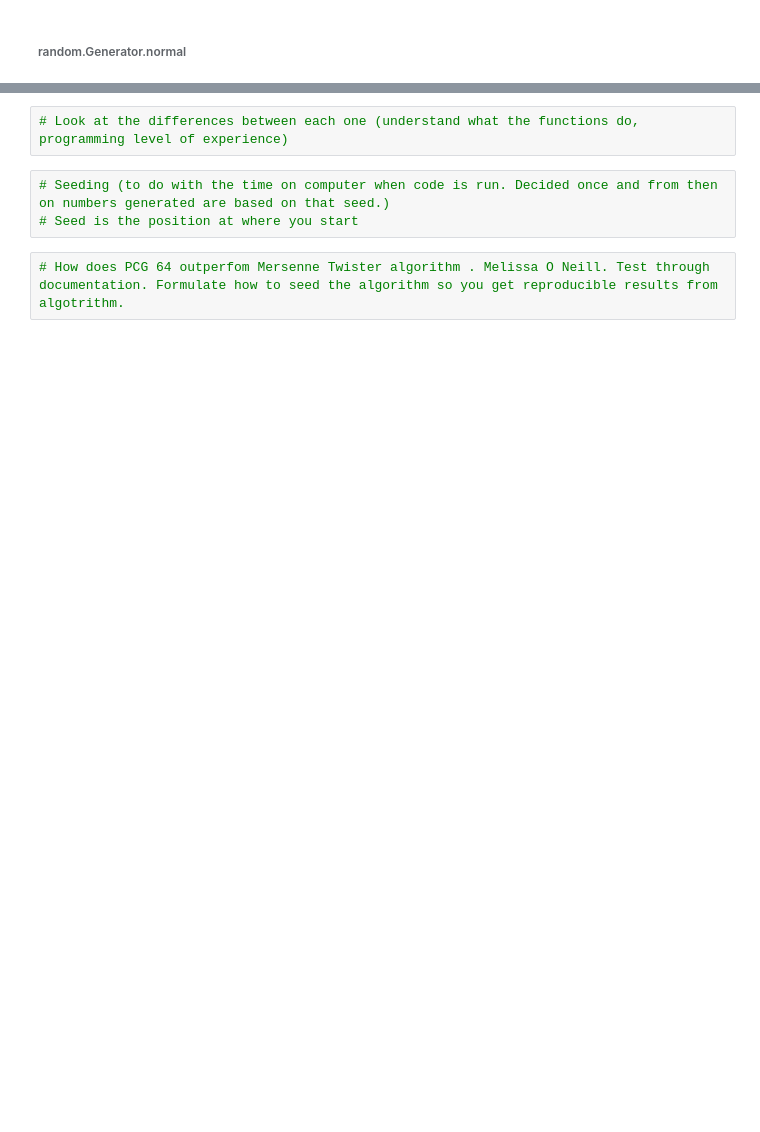
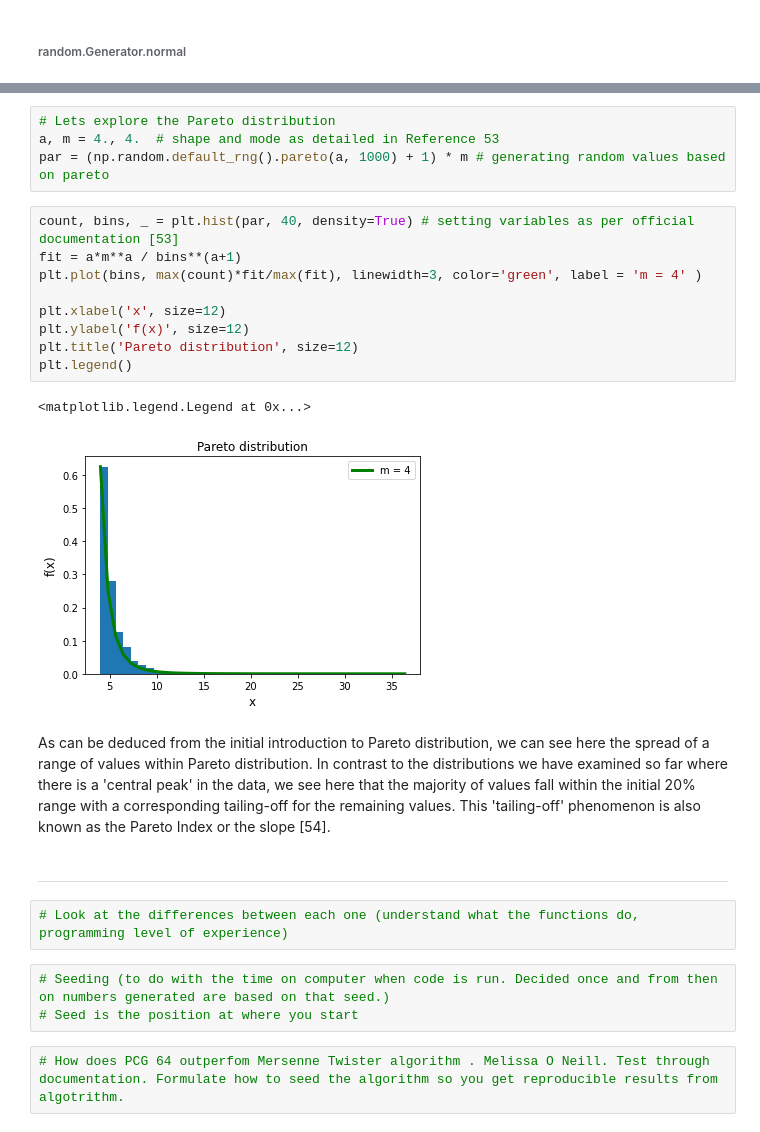
Before and after one commit to conor-mccaffrey/numpy_random, a Jupyter notebook: numpy_random.ipynb, the cells around one changed output, grey strips where cells are left out. Cells and saved outputs as stored; diff of their text form; blank space fills up the shorter version.

```diff
--- a/numpy_random.ipynb
+++ b/numpy_random.ipynb
@@ -525,3 +561,24 @@ plt.hist(x_2)
+# %%
+# Lets explore the Pareto distribution
+a, m = 4., 4.  # shape and mode as detailed in Reference 53
+par = (np.random.default_rng().pareto(a, 1000) + 1) * m # generating random values based on pareto
+# %%
+count, bins, _ = plt.hist(par, 40, density=True) # setting variables as per official documentation [53]
+fit = a*m**a / bins**(a+1)
+plt.plot(bins, max(count)*fit/max(fit), linewidth=3, color='green', label = 'm = 4' )
+
+plt.xlabel('x', size=12)
+plt.ylabel('f(x)', size=12)
+plt.title('Pareto distribution', size=12)
+plt.legend()
+# %% [output]
+<matplotlib.legend.Legend at 0x...>
+[figure, added]
+# %% [markdown]
+As can be deduced from the initial introduction to Pareto distribution, we can see here the spread of a range of values within Pareto distribution. In contrast to the distributions we have examined so far where there is a 'central peak' in the data, we see here that the majority of values fall within the initial 20% range with a corresponding tailing-off for the remaining values. This 'tailing-off' phenomenon is also known as the Pareto Index or the slope [54].
+# %% [markdown]
+
+***
 # %%
 # Look at the differences between each one (understand what the functions do, programming level of experience)
 # %%
```
Also changed, not shown: parts of 29 cells of this notebook, 6 other files.
